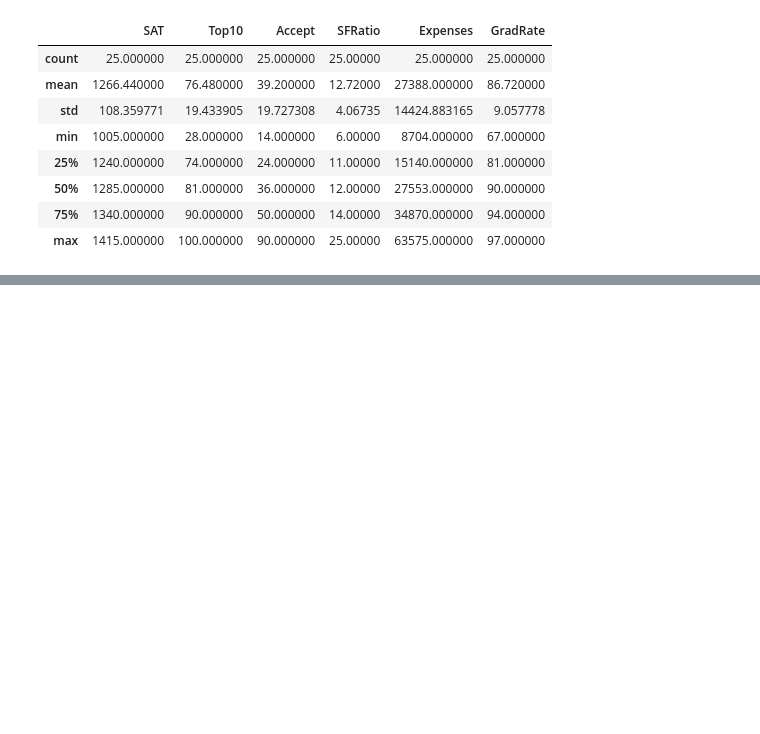
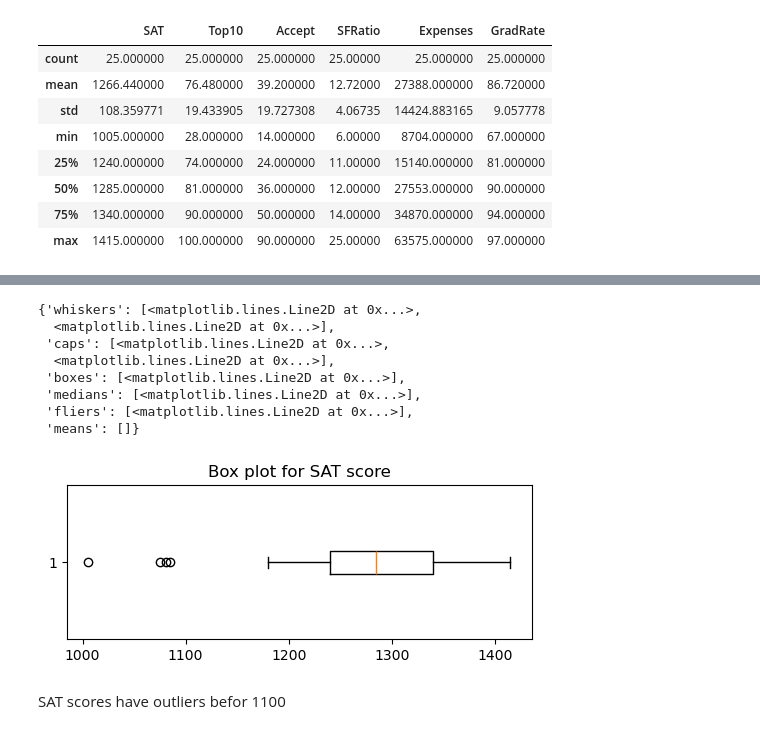
Before and after one commit to manoj009-hos/Aiml-tasks, a Jupyter notebook: descriptivestastics.ipynb, the cells around one changed output, grey strips where cells are left out. Drawn from its saved outputs; the diff is of its cells as text; code cells hidden in the pictures; blank space fills up the shorter version.

```diff
--- a/descriptivestastics.ipynb
+++ b/descriptivestastics.ipynb
@@ -60,0 +135,3 @@ df.describe()
+# %%
+df=pd.read_csv("Universities.csv")
+df
@@ -60,0 +156,16 @@ df.describe()
+# %%
+plt.figure(figsize=(6,2))
+plt.title("Box plot for SAT score")
+plt.boxplot(df["SAT"],vert=False)
+# %% [output]
+{'whiskers': [<matplotlib.lines.Line2D at 0x...>,
+  <matplotlib.lines.Line2D at 0x...>],
+ 'caps': [<matplotlib.lines.Line2D at 0x...>,
+  <matplotlib.lines.Line2D at 0x...>],
+ 'boxes': [<matplotlib.lines.Line2D at 0x...>],
+ 'medians': [<matplotlib.lines.Line2D at 0x...>],
+ 'fliers': [<matplotlib.lines.Line2D at 0x...>],
+ 'means': []}
+[figure, added]
+# %% [markdown]
+SAT scores have outliers befor 1100
```
Also changed, not shown: parts of 9 cells of this notebook.
